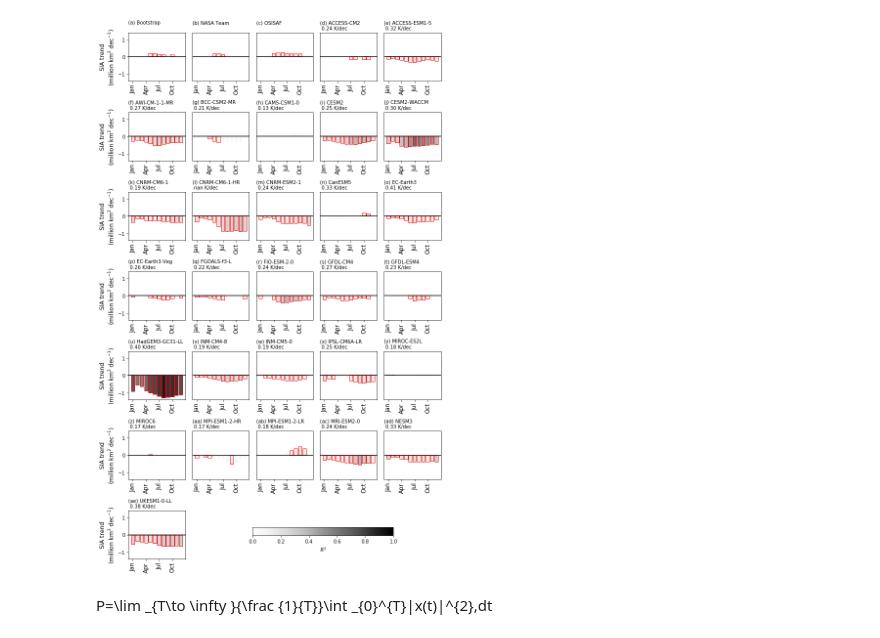
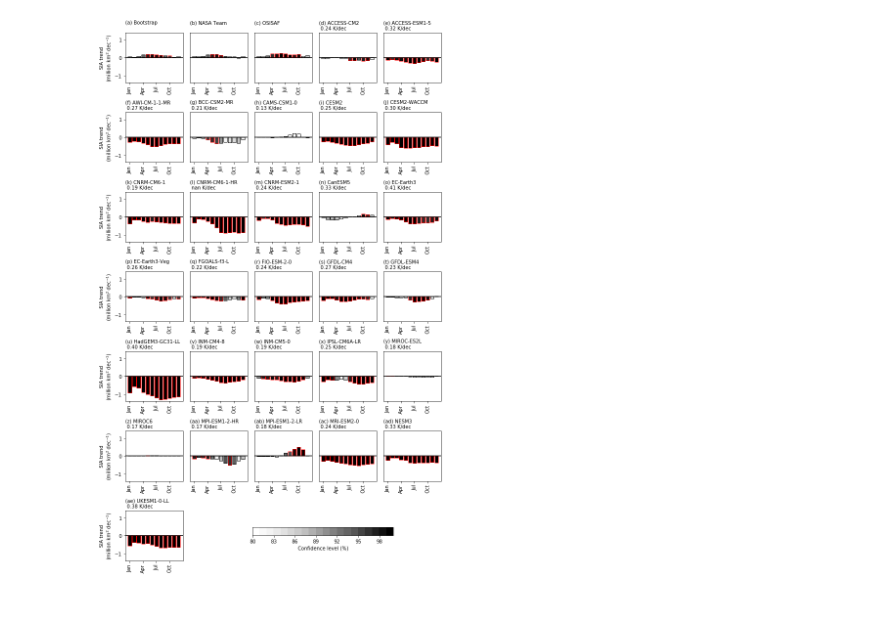
Before and after one commit to lettie-roach/analysis_antarctic-sia-in-cmip6, a Jupyter notebook: antsicmip6_suppfig6.ipynb, the cells around one changed output. Cells and saved outputs as stored; diff of their text form; code cells hidden in the pictures; blank space fills up the shorter version.

```diff
--- a/antsicmip6_suppfig6.ipynb
+++ b/antsicmip6_suppfig6.ipynb
@@ -18,8 +31,8 @@ model_ds = myF.add_trend_stats_to_ds (model_ds, model_ds.gmst, 'gmst')
 obs_ds = xr.open_dataset('../processed_netcdf/processed_OBS_sia_1979-2018.nc').sel(year=slice('1979','2018'))
 obs_ds = myF.add_trend_stats_to_ds (obs_ds, obs_ds.sia_sh, 'sia_sh')
 # %%
-
-colours = plt.cm.Greys(np.linspace(0,1,2500))
+plt.rcParams.update({'font.size': 10})
+colours = plt.cm.Greys(np.linspace(0,1,21))
 fig = plt.figure(figsize=(10,16))
 for n in range(len(model_ds.name)+len(obs_ds.name)):
     ax = plt.subplot(7,5,n+1)
@@ -27,54 +40,57 @@ for n in range(len(model_ds.name)+len(obs_ds.name)):
         for m in range(nm):
 
             pval = obs_ds.sia_sh_p_value.isel(name=n).isel(month=m).values
-            linc = 'white'
+            linc = 'black'
             if pval < 0.05:
                 linc = 'red'
             slope = obs_ds.sia_sh_slope.isel(name=n).isel(month=m)
-            err = obs_ds.sia_sh_std_error.isel(name=n).isel(month=m)
-            ratio = abs(slope/err)
+            conf = round(100.*(1-pval),0) - 80.
+            conf = max(0,conf)
 
-            ax.bar(m,10.*slope, edgecolor=linc, facecolor = colours[int(100*ratio)] )
+            ax.bar(m,10.*slope, edgecolor=linc, facecolor = colours[int(conf)] )
         name = (str(obs_ds.isel(name=n).name.values)).split('_')[0]
         gmst_trend = ''
 
     else:
         for m in range(nm):
             pval = model_ds.sia_sh_p_value.isel(name=n-3).isel(month=m).values
-            linc = 'white'
+            linc = 'black'
             if pval < 0.05:
                 linc = 'red'
+            slope = model_ds.sia_sh_slope.isel(name=n-3).isel(month=m)
+            conf = round(100.*(1-pval),0) - 80.
+            conf = max(0,conf)
 
-            slope = model_ds.sia_sh_slope.isel(name=n-3).isel(month=m)
-            err = model_ds.sia_sh_std_error.isel(name=n-3).isel(month=m)
-            ratio = abs(slope/err)
-
-            ax.bar(m,10.*slope,edgecolor=linc,facecolor = colours[int(100*ratio)] )
+            ax.bar(m,10.*slope,edgecolor=linc,facecolor = colours[int(conf)] )
 
         name = (str(model_ds.isel(name=n-3).name.values)).split('_')[0]
         gmst_trend = '{:.2f}'.format( 10.*model_ds['gmst_slope'].isel(name=n-3).values )+' K/dec'
 
     if n in [0,5,10,15,20,25,30]:
-        plt.ylabel('SIA trend\n(million km$^2$ dec$^{-1}$)',fontsize=12)
+        plt.ylabel('SIA trend\n(million km$^2$ dec$^{-1}$)',fontsize=10)
     else:
         ax.set_yticks([])
     ax.set_title(myF.alphabet[n]+' '+name+'\n '+gmst_trend,fontsize=10,loc='left')
     ax.axhline(y=0,c='black')
     ax.set_xticks(np.arange(nm)[::3])
-    ax.set_xticklabels(myF.months[::3],rotation='vertical',fontsize=12)
+    ax.set_xticklabels(myF.months[::3],rotation='vertical',fontsize=10)
     ax.set_ylim([-1.4,1.4])
 
     plt.tight_layout()
 
 ax2  = fig.add_axes([0.45, 0.075, 0.4, 0.015])
 cmap = mpl.cm.Greys
-norm = mpl.colors.Normalize(vmin=0, vmax=1)
+bounds = np.linspace(80, 100, 21)
+norm = mpl.colors.BoundaryNorm(bounds, cmap.N)
+#cb = plt.colorbar.ColorbarBase(ax2, cmap=cmap, norm=norm,
+#    spacing='proportional', ticks=bounds, boundaries=bounds, format='%1i')
+
+#cmap = mpl.cm.Greys
+#norm = mpl.colors.Normalize(vmin=0.7, vmax=1)
 cb1 = mpl.colorbar.ColorbarBase(ax2, cmap=cmap, norm=norm,orientation='horizontal')
-cb1.set_label('$R^2$')
+cb1.set_label('Confidence level (%)')
 fig.savefig('figS6',bbox_inches='tight',dpi=600)
 plt.show()
 plt.close()
 # %% [output]
-[figure, old version]
+[figure, new version]
-# %% [markdown]
- P=\lim _{T\to \infty }{\frac {1}{T}}\int _{0}^{T}|x(t)|^{2}\,dt
```
Also changed, not shown: parts of 9 cells of this notebook, 3 other files.
